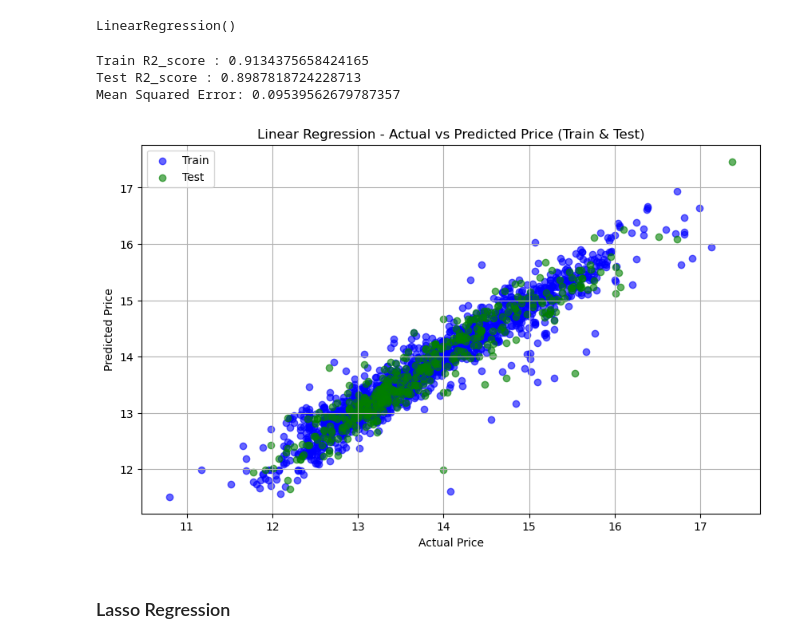
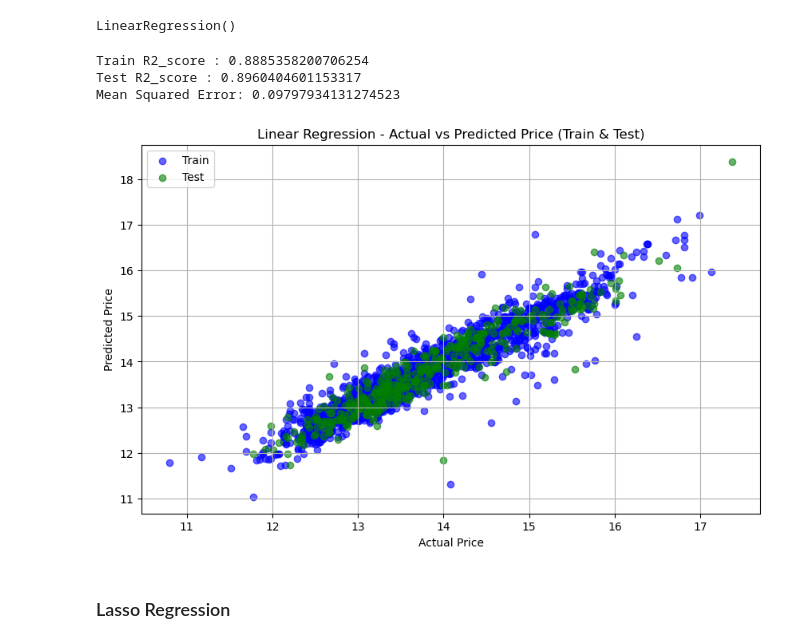
Before and after one commit to kirubhaharini/Car-Price-Prediction, a Jupyter notebook: Car Price Prediction.ipynb, the cells around one changed output. Drawn from its saved outputs; the diff is of its cells as text; code cells hidden in the pictures.

```diff
--- a/Car Price Prediction.ipynb
+++ b/Car Price Prediction.ipynb
@@ -249,10 +253,8 @@ df['Fuel Tank Capacity'] = df['Fuel Tank Capacity'].fillna(df['Fuel Tank Capacit
 
 df['Seating Capacity'] = df['Seating Capacity'].fillna(df['Seating Capacity'].mode()[0])
 df['Drivetrain'] = df['Drivetrain'].fillna(df['Drivetrain'].mode()[0])
-
 #delete redundant cols
-del df['Max Power']
-del df['Max Torque']
+df = df.drop(['Location','Length','Width','Height','Max Power','Max Torque'],axis=1)
 # %%
 df.isnull().sum() #NA values replaced
 # %% [output]
@@ -378,8 +382,8 @@ Name: Price, dtype: float64
 <Axes: >
 [figure]
 # %%
-y = np.log1p(df['Price']) #log transform Price (performs better) - since Price has very high values also
-X = df.drop('Price', axis=1)
+y = np.log1p(df_final['Price']) #log transform Price (performs better) - since Price has very high values also
+X = df_final.drop('Price', axis=1)
 # %%
 X.shape, y.shape
 # %% [output]
@@ -403,5 +407,5 @@ plt.show()
 # %%
-selector = SelectKBest(score_func=f_regression,  k=9) # k = 9 based on plot
+selector = SelectKBest(score_func=f_regression,  k=7) # k = 7 based on plot
 X_selected = selector.fit_transform(X, y)
 
 
@@ -415,6 +418,6 @@ Index(['Year', 'Engine', 'Length', 'Width', 'Fuel Tank Capacity',
       dtype='object')
 # %%
-X = df[selected_features]
+X = df_final[selected_features]
 # %%
 X.shape,y.shape
 # %% [output]
@@ -432,7 +435,7 @@ lin_model.fit(X_train,y_train)
 LinearRegression()
 # %%
 Train_pred_linear = lin_model.predict(X_train)
-linear_train_accuracy_score=metrics.r2_score(y_train,Train_pred)
+linear_train_accuracy_score=metrics.r2_score(y_train,Train_pred_linear)
 print("Train R2_score :",linear_train_accuracy_score)
 
 test_pred_linear=lin_model.predict(X_test)
@@ -443,28 +446,28 @@ print("Test R2_score :",linear_test_accuracy_score)
 mse_linear = metrics.mean_squared_error(y_test, test_pred_linear)
 print(f'Mean Squared Error: {mse_linear}')
 # %% [output]
-Train R2_score : 0.9134375658424165
-Test R2_score : 0.8987818724228713
-Mean Squared Error: 0.09539562679787357
+Train R2_score : 0.8885358200706254
+Test R2_score : 0.8960404601153317
+Mean Squared Error: 0.09797934131274523
 # %%
 # Visualise
 
 plt.figure(figsize=(10, 6))
 
 # Plot for Training data
-plt.scatter(y_train, Train_pred, color='blue', label='Train', alpha=0.6)
+plt.scatter(y_train, Train_pred_linear, color='blue', label='Train', alpha=0.6)
 
 # Plot for Testing data
 plt.scatter(y_test, test_pred_linear, color='green', label='Test', alpha=0.6)
 
 plt.xlabel("Actual Price")
 plt.ylabel("Predicted Price")
 plt.title("Linear Regression - Actual vs Predicted Price (Train & Test)")
 plt.legend()
 plt.grid(True)
 plt.show()
 # %% [output]
-[figure, old version]
+[figure, new version]
 # %% [markdown]
 ### Lasso Regression
 # %%
```
Also changed, not shown: parts of 19 cells of this notebook, 6 other files.
